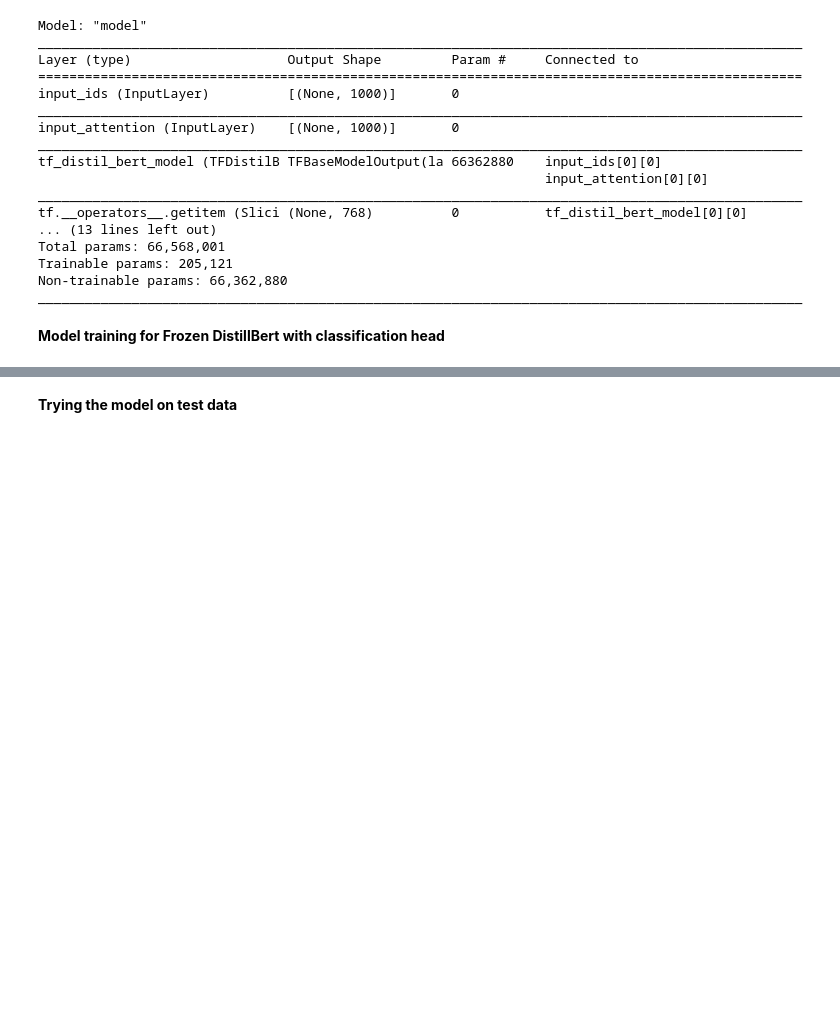
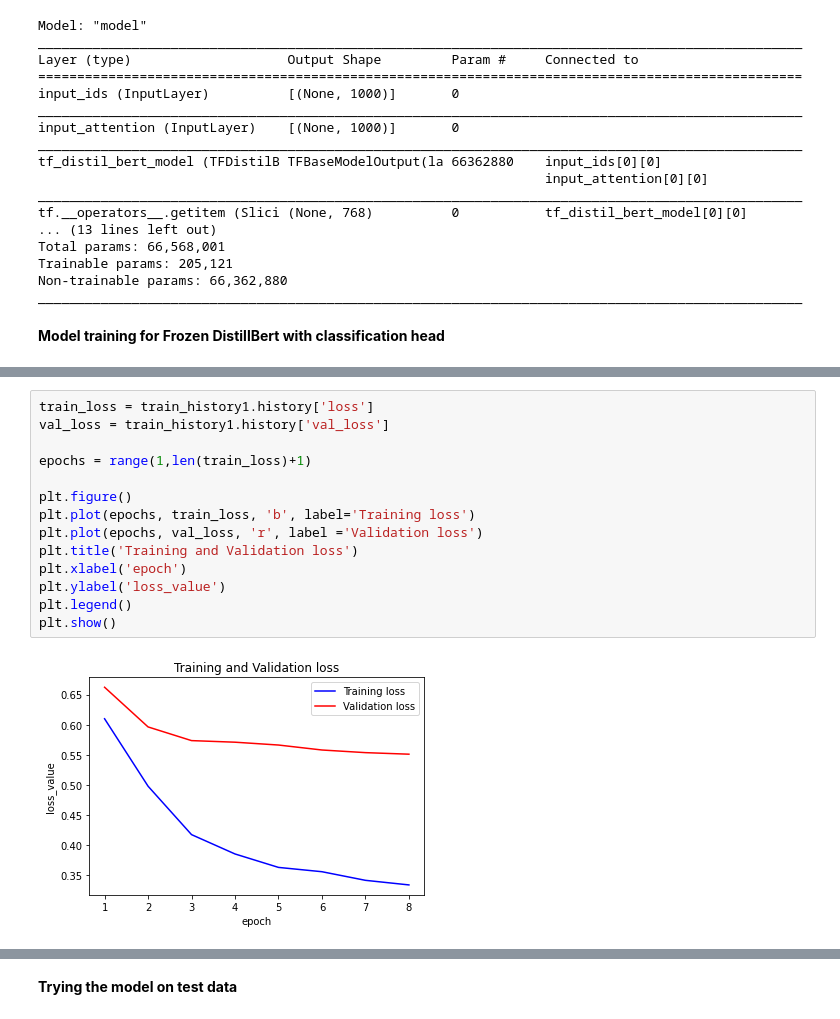
Before and after one commit to PadmajaVB/Sexist-Statement-Detection, a Jupyter notebook: DistillBERT.ipynb, the cells around one changed output, grey strips where cells are left out. Cells and saved outputs as stored; diff of their text form; blank space fills up the shorter version.

```diff
--- a/DistillBERT.ipynb
+++ b/DistillBERT.ipynb
@@ -302,0 +282,16 @@ Epoch 8/8
+# %%
+train_loss = train_history1.history['loss']
+val_loss = train_history1.history['val_loss']
+
+epochs = range(1,len(train_loss)+1)
+
+plt.figure()
+plt.plot(epochs, train_loss, 'b', label='Training loss')
+plt.plot(epochs, val_loss, 'r', label ='Validation loss')
+plt.title('Training and Validation loss')
+plt.xlabel('epoch')
+plt.ylabel('loss_value')
+plt.legend()
+plt.show()
+# %% [output]
+[figure, added]
```
Also changed, not shown: parts of 13 cells of this notebook.
